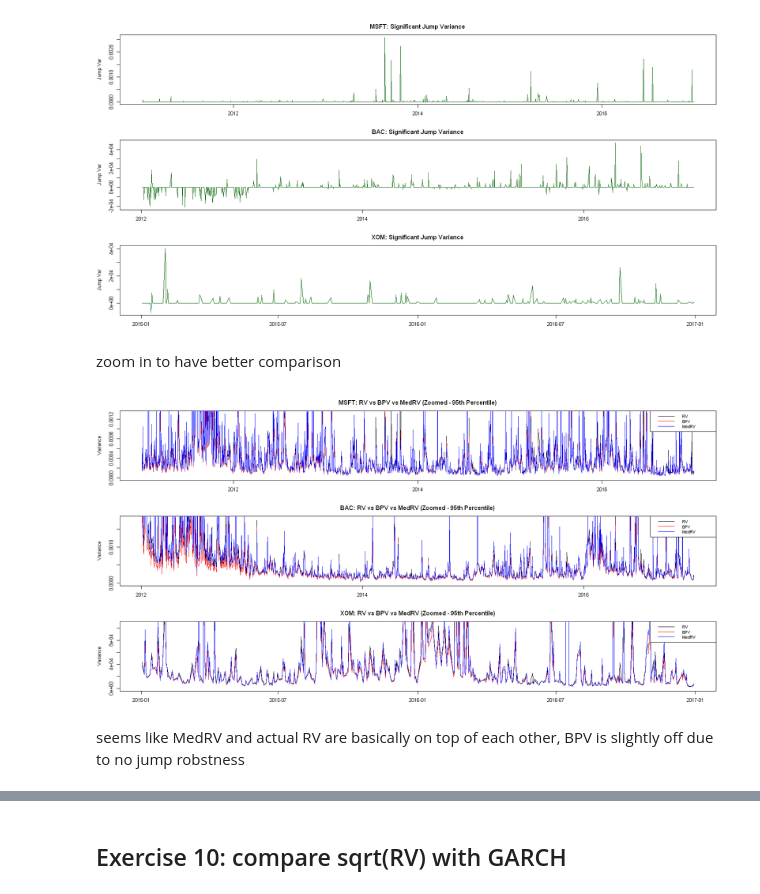
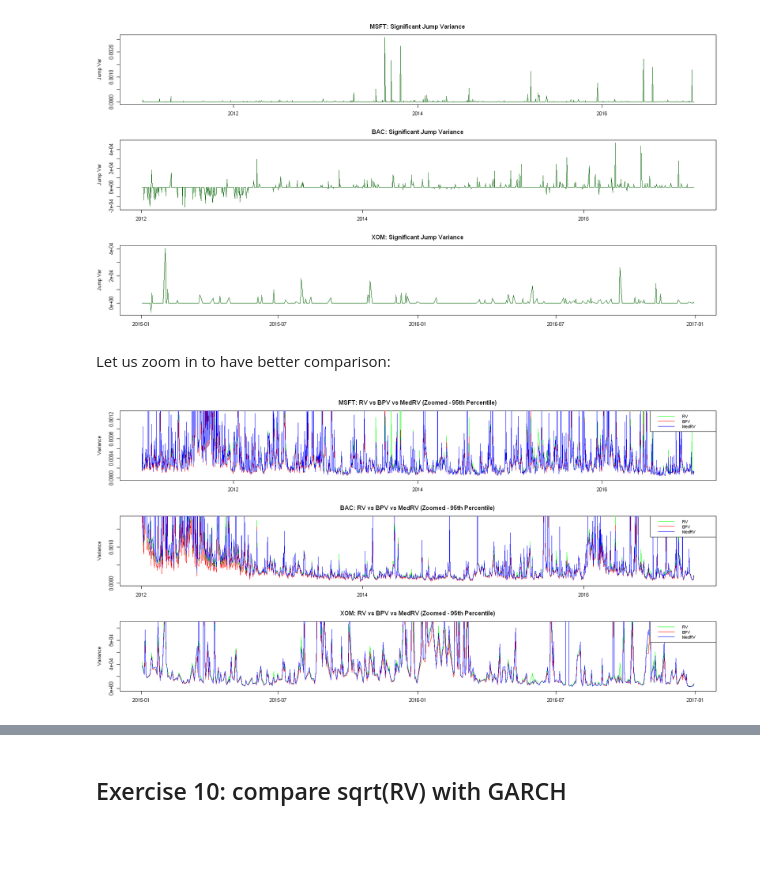
Before and after one commit to ahojdobryden/FiCox, a Jupyter notebook: HA3/HW3.ipynb, the cells around one changed output, grey strips where cells are left out. Drawn from its saved outputs; the diff is of its cells as text; code cells hidden in the pictures; blank space fills up the shorter version.

```diff
--- a/HA3/HW3.ipynb
+++ b/HA3/HW3.ipynb
@@ -804,34 +807,32 @@ par(mfrow = c(1, 1), mar = c(5, 4, 4, 2) + 0.1) # Reset
 [figure]
 [figure]
 # %% [markdown]
-zoom in to have better comparison
+Let us zoom in to have better comparison:
 # %%
 par(mfrow = c(3, 1), mar = c(3, 4, 3, 2))
 
 # 1. MSFT: Zoomed Y-Axis
 msft_ylim <- c(0, quantile(RV_msft, 0.95, na.rm = TRUE))
 plot.zoo(cbind(RV_msft, BV_msft, MedRV_msft), screens = 1,
-         col = c("black", "red", "blue"), ylim = msft_ylim,
+         col = c("green", "red", "blue"), ylim = msft_ylim,
          main = "MSFT: RV vs BPV vs MedRV (Zoomed - 95th Percentile)", ylab = "Variance")
-legend("topright", legend = c("RV", "BPV", "MedRV"), col = c("black", "red", "blue"), lty = 1, cex = 0.8)
+legend("topright", legend = c("RV", "BPV", "MedRV"), col = c("green", "red", "blue"), lty = 1, cex = 0.8)
 
 # 2. BAC: Zoomed Y-Axis
 bac_ylim <- c(0, quantile(RV_bac, 0.95, na.rm = TRUE))
 plot.zoo(cbind(RV_bac, BV_bac, MedRV_bac), screens = 1,
-         col = c("black", "red", "blue"), ylim = bac_ylim,
+         col = c("green", "red", "blue"), ylim = bac_ylim,
          main = "BAC: RV vs BPV vs MedRV (Zoomed - 95th Percentile)", ylab = "Variance")
-legend("topright", legend = c("RV", "BPV", "MedRV"), col = c("black", "red", "blue"), lty = 1, cex = 0.8)
+legend("topright", legend = c("RV", "BPV", "MedRV"), col = c("green", "red", "blue"), lty = 1, cex = 0.8)
 
 # 3. XOM: Zoomed Y-Axis
 xom_ylim <- c(0, quantile(RV_xom, 0.95, na.rm = TRUE))
 plot.zoo(cbind(RV_xom, BV_xom, MedRV_xom), screens = 1,
-         col = c("black", "red", "blue"), ylim = xom_ylim,
+         col = c("green", "red", "blue"), ylim = xom_ylim,
          main = "XOM: RV vs BPV vs MedRV (Zoomed - 95th Percentile)", ylab = "Variance")
-legend("topright", legend = c("RV", "BPV", "MedRV"), col = c("black", "red", "blue"), lty = 1, cex = 0.8)
+legend("topright", legend = c("RV", "BPV", "MedRV"), col = c("green", "red", "blue"), lty = 1, cex = 0.8)
 
 # Reset plotting parameters
 par(mfrow = c(1, 1), mar = c(5, 4, 4, 2) + 0.1)
 # %% [output]
-[figure, old version]
+[figure, new version]
-# %% [markdown]
-seems like MedRV and actual RV are basically on top of each other, BPV is slightly off due to no jump robstness
```
Also changed, not shown: parts of 20 cells of this notebook, 2 other files.
